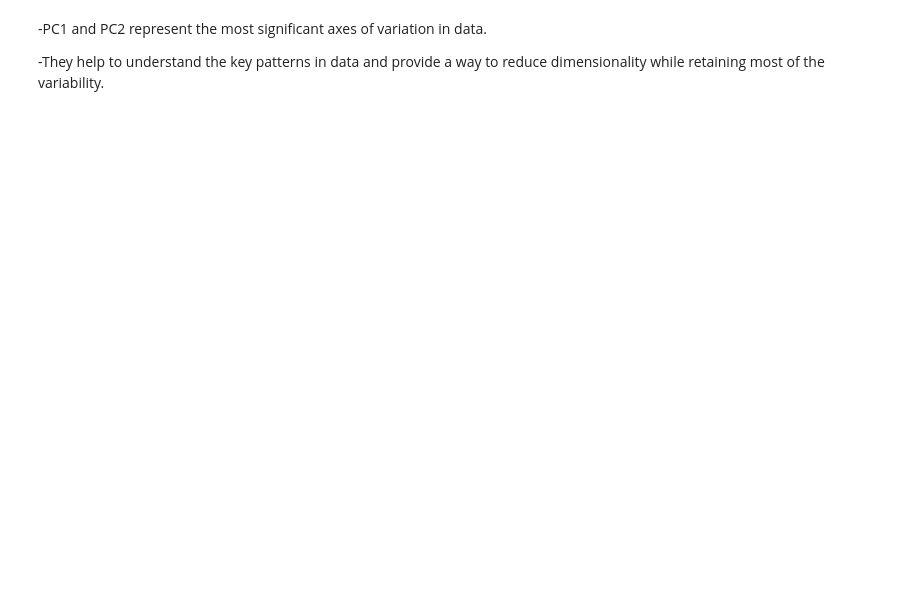
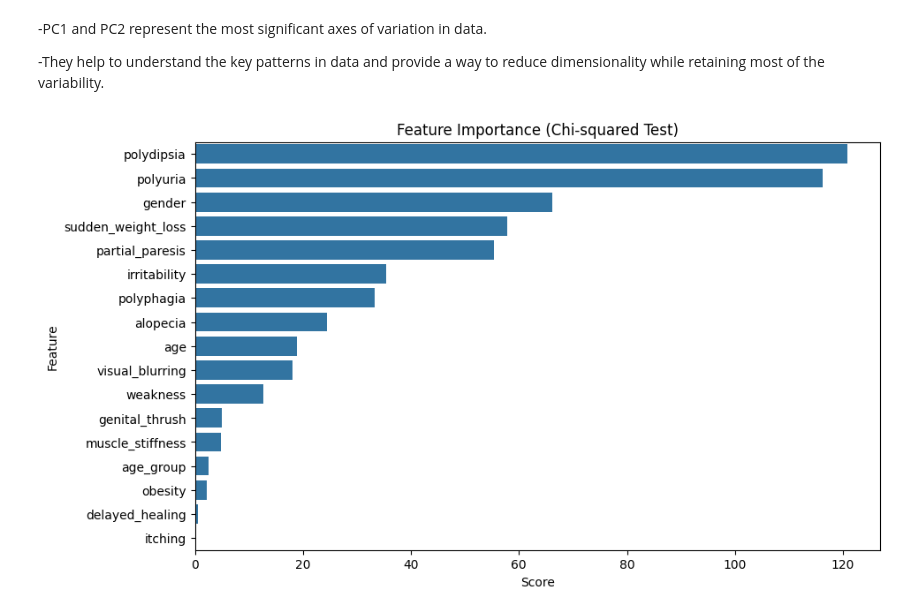
Before and after one commit to AKSHITHA-CHILUKA/Akshitha-GlucoSense-Infy-Nov2024, a Jupyter notebook: Diabities_data_analysis.ipynb, the cells around one changed output. Drawn from its saved outputs; the diff is of its cells as text; code cells hidden in the pictures; blank space fills up the shorter version.

```diff
--- a/Diabities_data_analysis.ipynb
+++ b/Diabities_data_analysis.ipynb
@@ -577,3 +577,27 @@ Explained Variance by each component: [0.22909202 0.13622395]
 -PC1 and PC2 represent the most significant axes of variation in data.
 
 -They help to understand the key patterns in data and provide a way to reduce dimensionality while retaining most of the variability.
+# %%
+import pandas as pd
+import numpy as np
+import matplotlib.pyplot as plt
+import seaborn as sns
+from sklearn.preprocessing import StandardScaler, LabelEncoder
+from sklearn.decomposition import PCA
+from sklearn.feature_selection import chi2, SelectKBest
+from sklearn.preprocessing import StandardScaler, OneHotEncoder
+from sklearn.compose import ColumnTransformer
+from sklearn.pipeline import Pipeline
+
+X_chi2 = X_encoded.copy()
+y_encoded = LabelEncoder().fit_transform(y)
+X_chi2 = X_chi2.abs()
+chi2_selector = SelectKBest(chi2, k=10)
+X_chi2_selected = chi2_selector.fit_transform(X_chi2, y_encoded)
+feature_scores = pd.DataFrame({'Feature': X_encoded.columns, 'Score': chi2_selector.scores_}) # Create feature_scores DataFrame
+plt.figure(figsize=(10, 6))
+sns.barplot(x='Score', y='Feature', data=feature_scores.sort_values(by='Score', ascending=False))
+plt.title('Feature Importance (Chi-squared Test)')
+plt.show()
+# %% [output]
+[figure, added]
```
Also changed, not shown: parts of 10 cells of this notebook.
